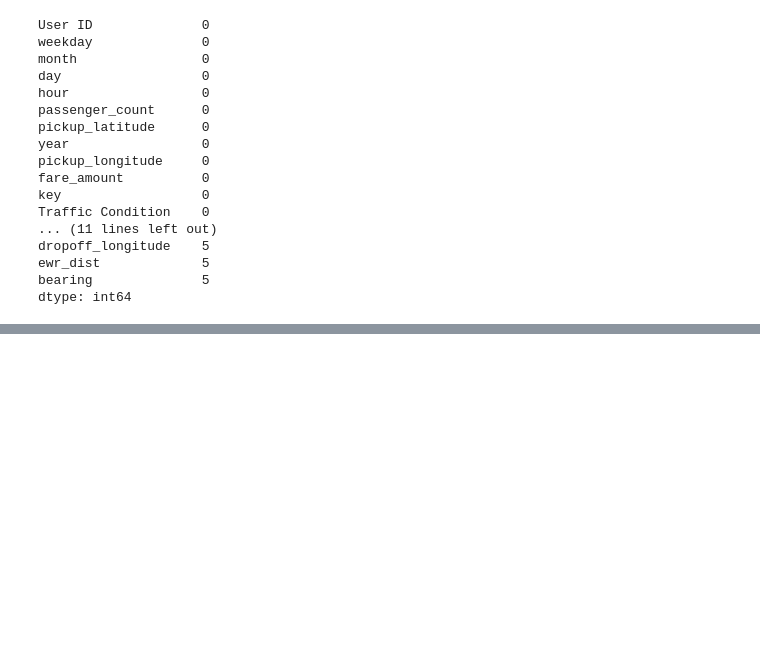
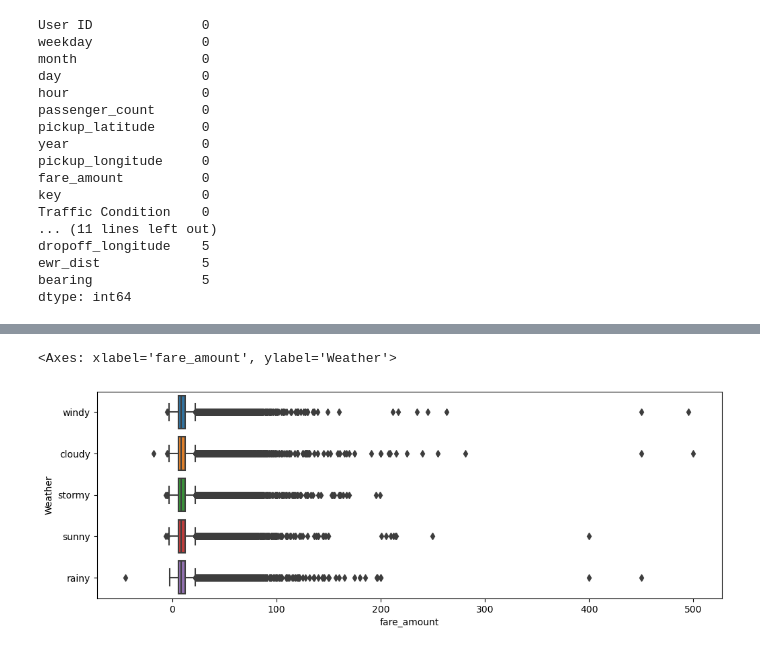
Before and after one commit to zizoisprogramming/Car-travels, a Jupyter notebook: car_travels.ipynb, the cells around one changed output, grey strips where cells are left out. Cells and saved outputs as stored; diff of their text form; code cells hidden in the pictures; blank space fills up the shorter version.

Commit message:
- Restarted EDA. - Plotted some categorical features and its relation to fare amount.

```diff
--- a/car_travels.ipynb
+++ b/car_travels.ipynb
@@ -335,0 +107,6 @@ traffic_car
+# %%
+plt.figure(figsize=(12,4))
+sns.boxplot(x='fare_amount', data= data, y='Weather')
+# %% [output]
+<Axes: xlabel='fare_amount', ylabel='Weather'>
+[figure, added]
```
Also changed, not shown: parts of 43 cells of this notebook.
